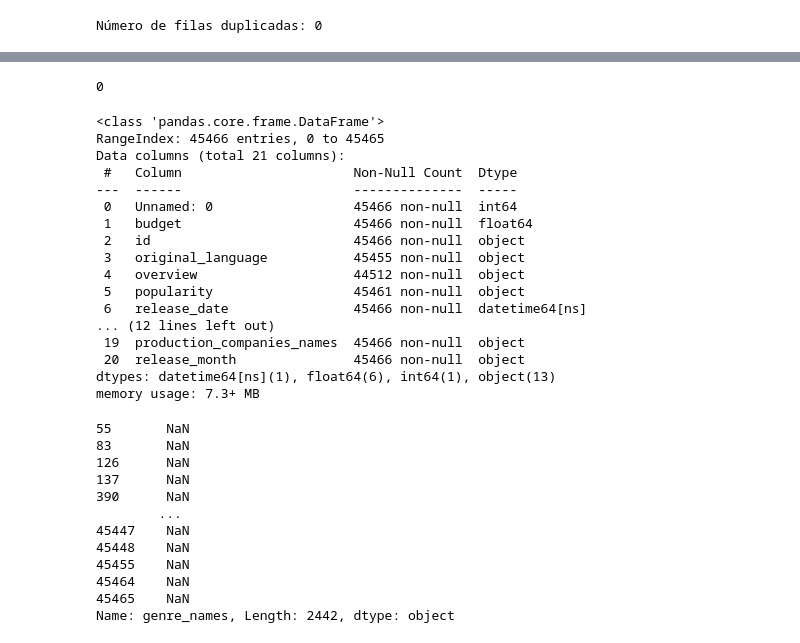
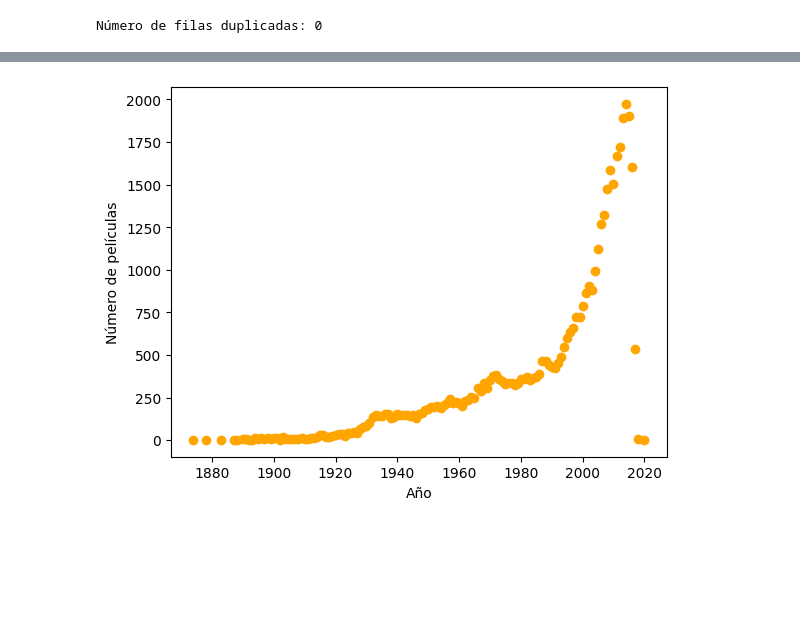
Before and after one commit to CASA27/MLOPs, a Jupyter notebook: eda.ipynb, the cells around one changed output, grey strips where cells are left out. Cells and saved outputs as stored; diff of their text form; code cells hidden in the pictures; blank space fills up the shorter version.

```diff
--- a/eda.ipynb
+++ b/eda.ipynb
@@ -227,45 +108,8 @@ data['budget'] = data['budget'].fillna(budget_mean)
-# %%
-# Verificar valores NaN en la columna 'budget'
-print(data['budget'].isna().sum())
-# %% [output]
-0
-# %%
-data.info()
-# %% [output]
-<class 'pandas.core.frame.DataFrame'>
-RangeIndex: 45466 entries, 0 to 45465
-Data columns (total 21 columns):
- #   Column                      Non-Null Count  Dtype
----  ------                      --------------  -----
- 0   Unnamed: 0                  45466 non-null  int64
- 1   budget                      45466 non-null  float64
- 2   id                          45466 non-null  object
- 3   original_language           45455 non-null  object
- 4   overview                    44512 non-null  object
- 5   popularity                  45461 non-null  object
- 6   release_date                45466 non-null  datetime64[ns]
-... (12 lines left out)
- 19  production_companies_names  45466 non-null  object
- 20  release_month               45466 non-null  object
-dtypes: datetime64[ns](1), float64(6), int64(1), object(13)
-memory usage: 7.3+ MB
-# %%
-# create a Boolean mask to identify NaN values
-nan_mask = data['genre_names'].isna()
-
-# use the Boolean mask to index the DataFrame and see the NaN values in the 'genre_names' column
-nan_values = data[nan_mask]['genre_names']
-print(nan_values)
-# %% [output]
-55       NaN
-83       NaN
-126      NaN
-137      NaN
-390      NaN
-        ...
-45447    NaN
-45448    NaN
-45455    NaN
-45464    NaN
-45465    NaN
-Name: genre_names, Length: 2442, dtype: object
+# %%
+# Grafica de puntos
+plt.scatter(peliculas_anio.index, peliculas_anio.values, color='orange')
+plt.xlabel('Año')
+plt.ylabel('Número de películas')
+plt.show()
+# %% [output]
+[figure, added]
```
Also changed, not shown: parts of 28 cells of this notebook, 2 other files.
